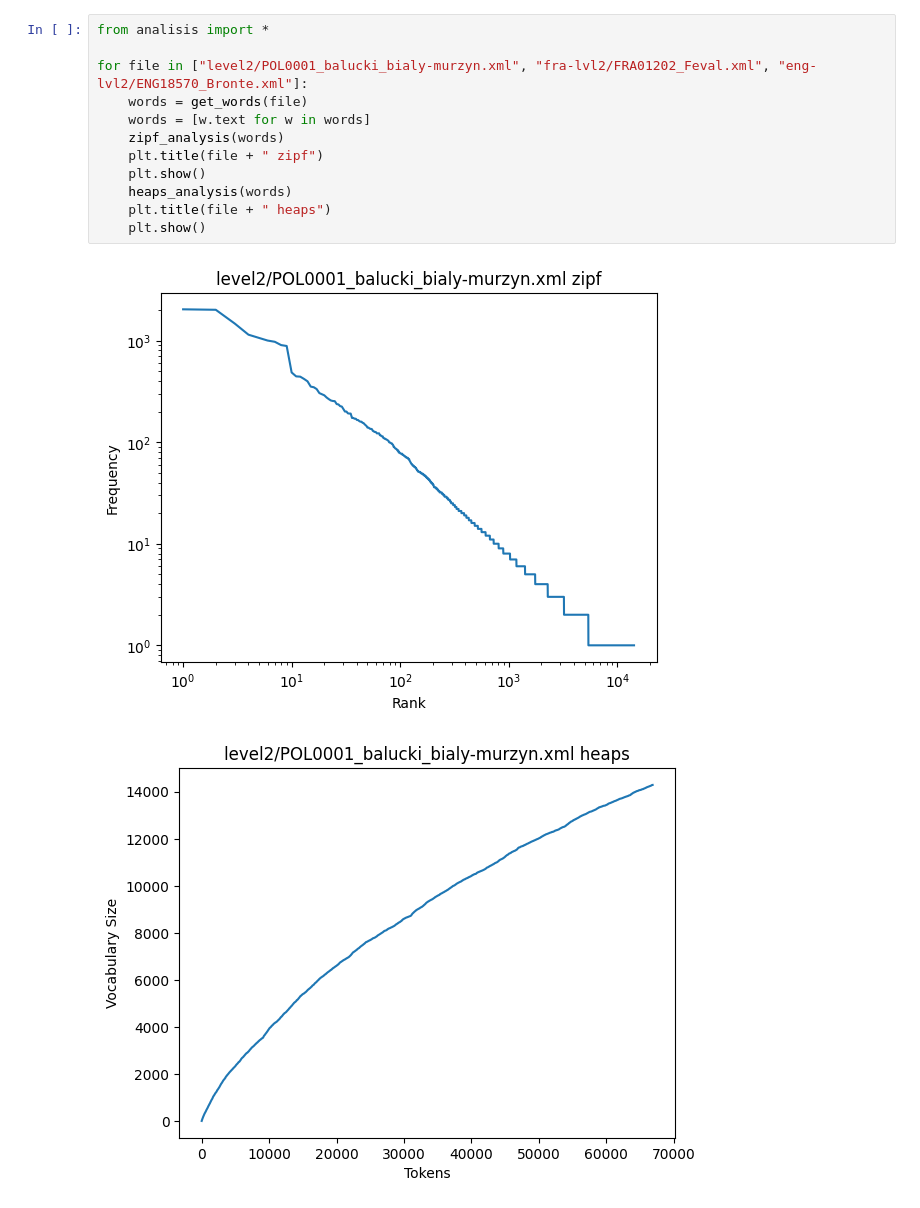
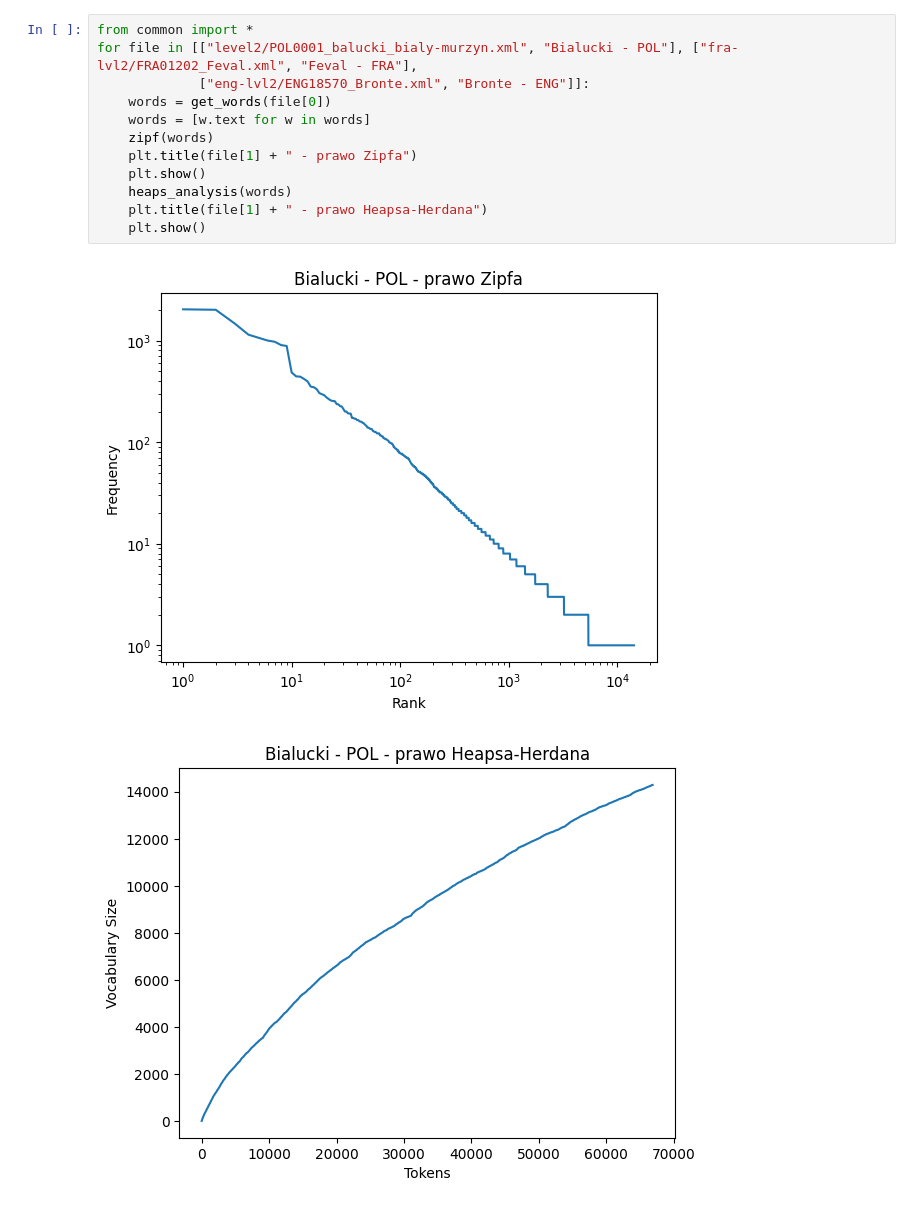
Before and after one commit to MikolajGolowski/nlp, a Jupyter notebook: 5.ipynb, the cells around one changed output. Drawn from its saved outputs; the diff is of its cells as text.

```diff
--- a/5.ipynb
+++ b/5.ipynb
@@ -1,15 +1,15 @@
 # %%
-from analisis import *
-
-for file in ["level2/POL0001_balucki_bialy-murzyn.xml", "fra-lvl2/FRA01202_Feval.xml", "eng-lvl2/ENG18570_Bronte.xml"]:
-    words = get_words(file)
+from common import *
+for file in [["level2/POL0001_balucki_bialy-murzyn.xml", "Bialucki - POL"], ["fra-lvl2/FRA01202_Feval.xml", "Feval - FRA"],
+             ["eng-lvl2/ENG18570_Bronte.xml", "Bronte - ENG"]]:
+    words = get_words(file[0])
     words = [w.text for w in words]
-    zipf_analysis(words)
-    plt.title(file + " zipf")
+    zipf(words)
+    plt.title(file[1] + " - prawo Zipfa")
     plt.show()
     heaps_analysis(words)
-    plt.title(file + " heaps")
+    plt.title(file[1] + " - prawo Heapsa-Herdana")
     plt.show()
 # %% [output]
-[figure, old version]
+[figure, new version]
-[figure, old version]
+[figure, new version]
```
Also changed, not shown: parts of 1 cell of this notebook, 5 other files.
